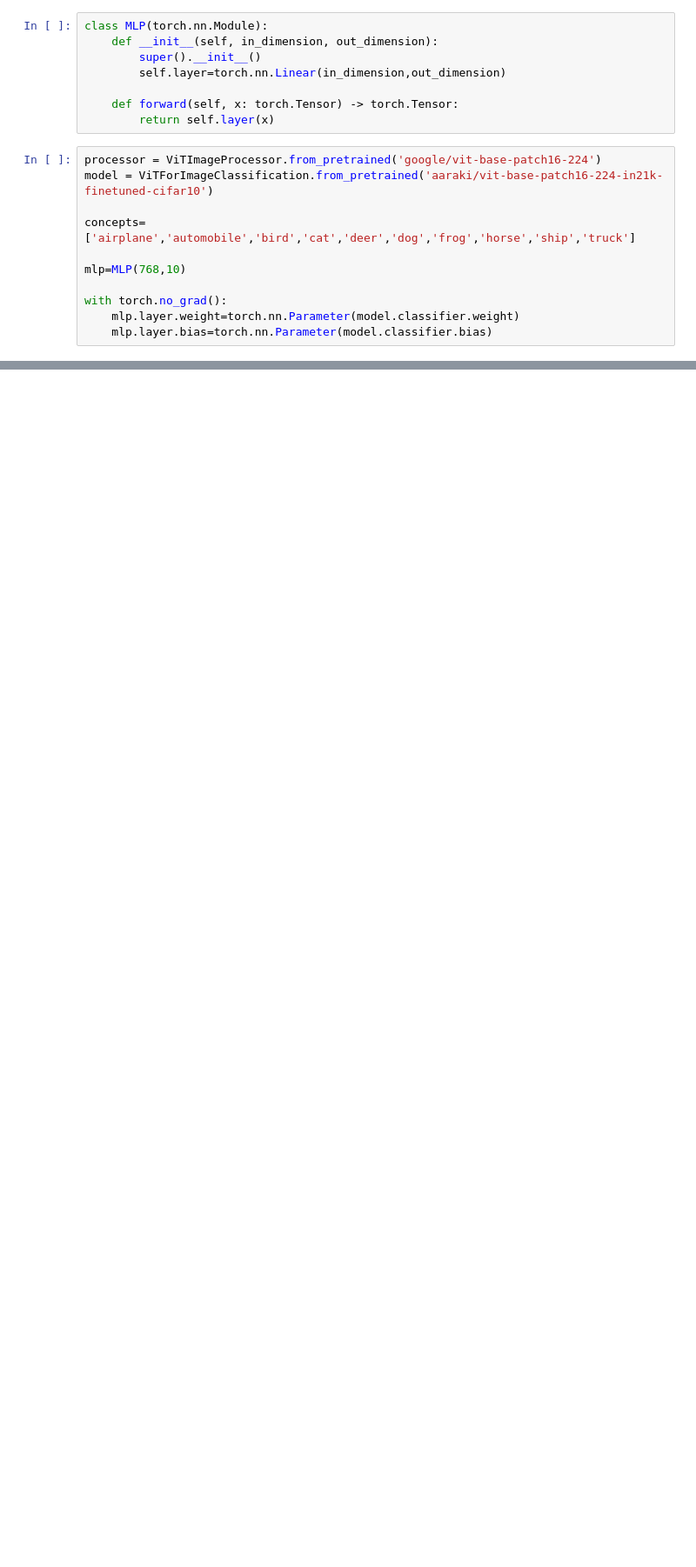
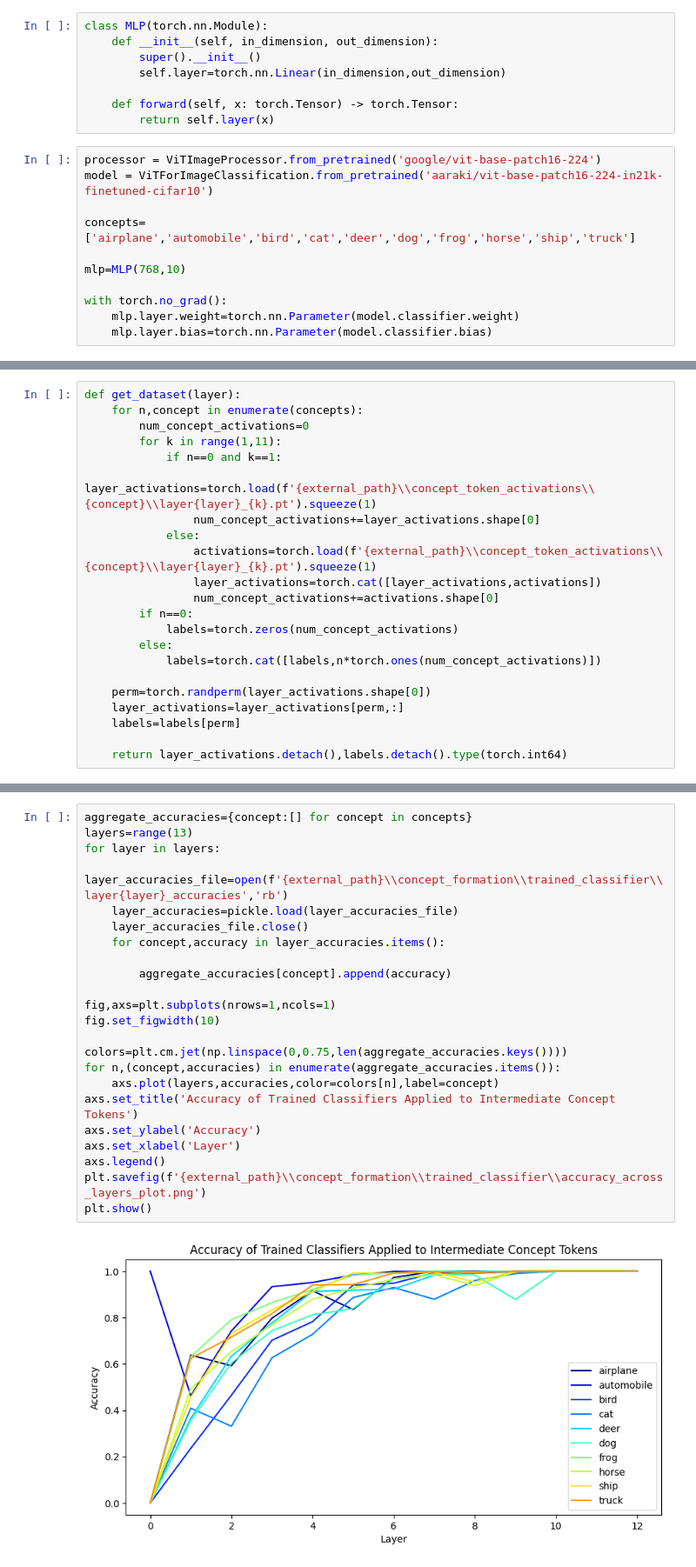
Before and after one commit to ThomasWalker1/Expositions, a Jupyter notebook: concept_boundary_vectors/ViT/concept_formation.ipynb, the cells around one changed output, grey strips where cells are left out. Shown: that part at 87% size. Cells and saved outputs as stored; diff of their text form; blank space fills up the shorter version.

```diff
--- a/concept_boundary_vectors/ViT/concept_formation.ipynb
+++ b/concept_boundary_vectors/ViT/concept_formation.ipynb
@@ -81,0 +84,22 @@ plt.show()
+# %%
+def get_dataset(layer):
+    for n,concept in enumerate(concepts):
+        num_concept_activations=0
+        for k in range(1,11):
+            if n==0 and k==1:
+                layer_activations=torch.load(f'{external_path}\\concept_token_activations\\{concept}\\layer{layer}_{k}.pt').squeeze(1)
+                num_concept_activations+=layer_activations.shape[0]
+            else:
+                activations=torch.load(f'{external_path}\\concept_token_activations\\{concept}\\layer{layer}_{k}.pt').squeeze(1)
+                layer_activations=torch.cat([layer_activations,activations])
+                num_concept_activations+=activations.shape[0]
+        if n==0:
+            labels=torch.zeros(num_concept_activations)
+        else:
+            labels=torch.cat([labels,n*torch.ones(num_concept_activations)])
+
+    perm=torch.randperm(layer_activations.shape[0])
+    layer_activations=layer_activations[perm,:]
+    labels=labels[perm]
+
+    return layer_activations.detach(),labels.detach().type(torch.int64)
@@ -81,0 +148,25 @@ plt.show()
+# %%
+aggregate_accuracies={concept:[] for concept in concepts}
+layers=range(13)
+for layer in layers:
+    layer_accuracies_file=open(f'{external_path}\\concept_formation\\trained_classifier\\layer{layer}_accuracies','rb')
+    layer_accuracies=pickle.load(layer_accuracies_file)
+    layer_accuracies_file.close()
+    for concept,accuracy in layer_accuracies.items():
+
+        aggregate_accuracies[concept].append(accuracy)
+
+fig,axs=plt.subplots(nrows=1,ncols=1)
+fig.set_figwidth(10)
+
+colors=plt.cm.jet(np.linspace(0,0.75,len(aggregate_accuracies.keys())))
+for n,(concept,accuracies) in enumerate(aggregate_accuracies.items()):
+    axs.plot(layers,accuracies,color=colors[n],label=concept)
+axs.set_title('Accuracy of Trained Classifiers Applied to Intermediate Concept Tokens')
+axs.set_ylabel('Accuracy')
+axs.set_xlabel('Layer')
+axs.legend()
+plt.savefig(f'{external_path}\\concept_formation\\trained_classifier\\accuracy_across_layers_plot.png')
+plt.show()
+# %% [output]
+[figure, added]
```
Also changed, not shown: parts of 5 cells of this notebook.
